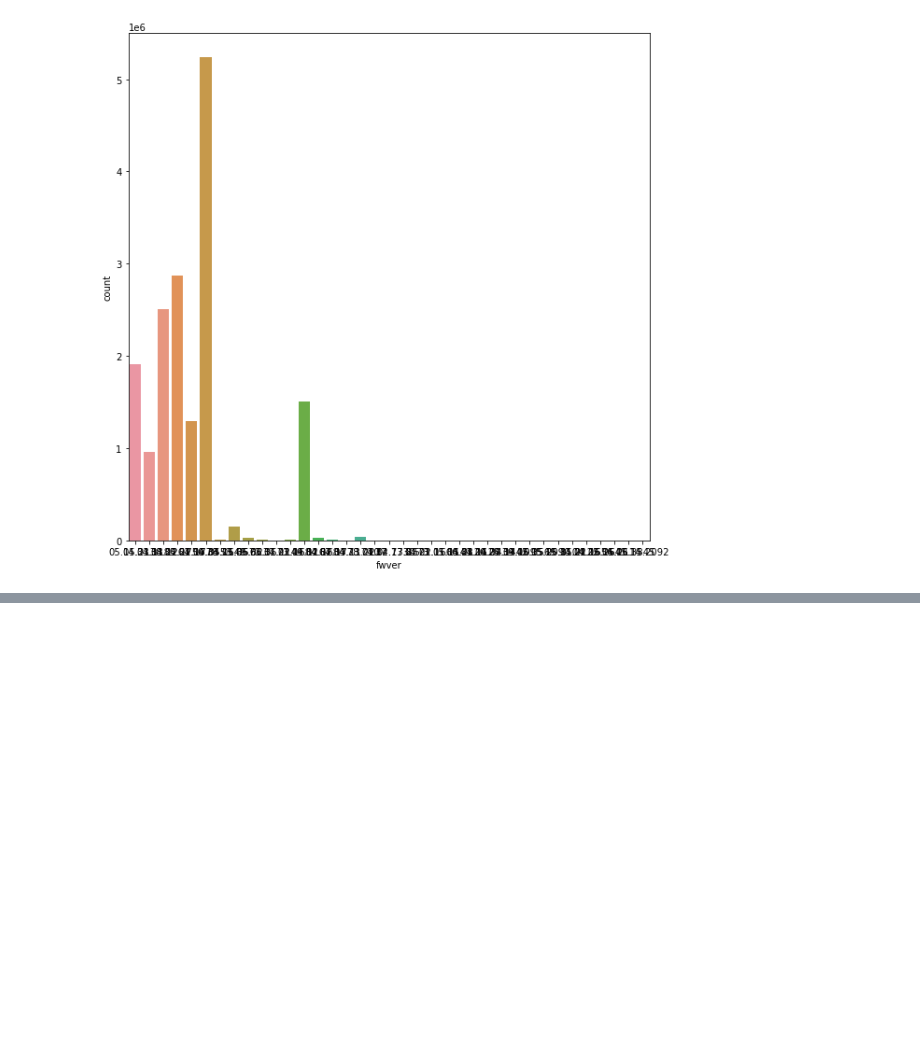
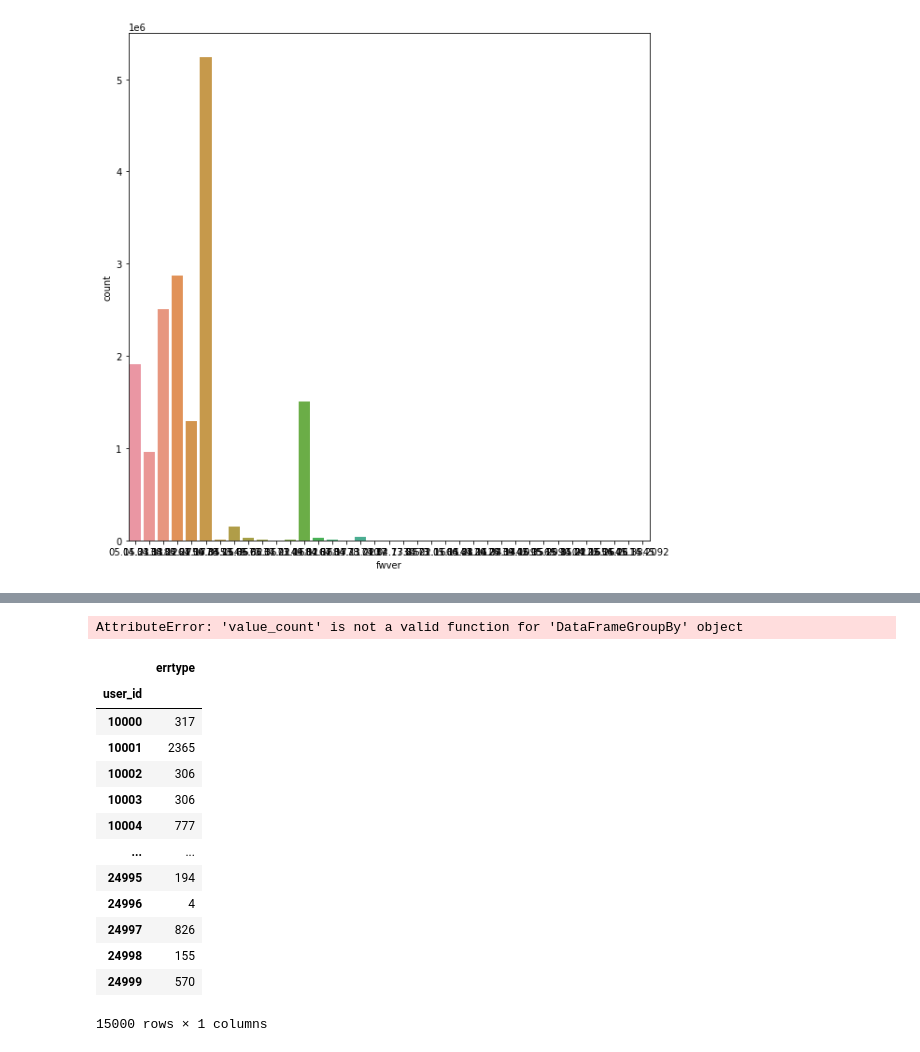
Before and after one commit to hundredeuk2/python, a Jupyter notebook: Dacon/LG_AI/1st_try.ipynb, the cells around one changed output, grey strips where cells are left out. Cells and saved outputs as stored; diff of their text form; code cells hidden in the pictures; blank space fills up the shorter version.

```diff
--- a/Dacon/LG_AI/1st_try.ipynb
+++ b/Dacon/LG_AI/1st_try.ipynb
@@ -133,0 +192,21 @@ error_df.T
+# %%
+count_df = train_err_df.pivot_table(values='errtype', index='user_id',aggfunc='value_count')
+# %% [output]
+AttributeError: 'value_count' is not a valid function for 'DataFrameGroupBy' object
+# %%
+count_df
+# %% [output]
+|  | errtype |
+| user_id |  |
+| 10000 | 317 |
+| 10001 | 2365 |
+| 10002 | 306 |
+| 10003 | 306 |
+| 10004 | 777 |
+| ... | ... |
+| 24995 | 194 |
+| 24996 | 4 |
+| 24997 | 826 |
+| 24998 | 155 |
+| 24999 | 570 |
+15000 rows × 1 columns
```
Also changed, not shown: parts of 8 cells of this notebook.
